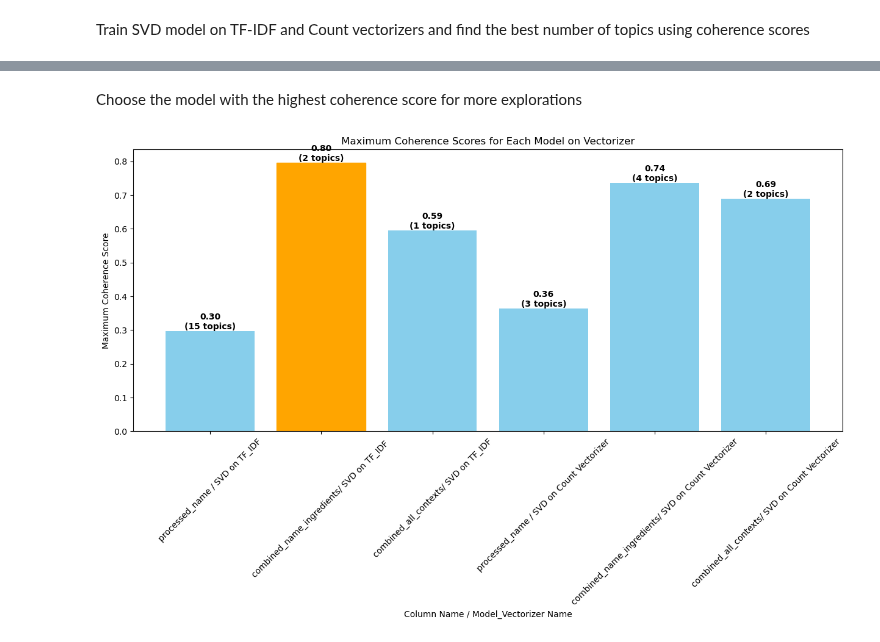
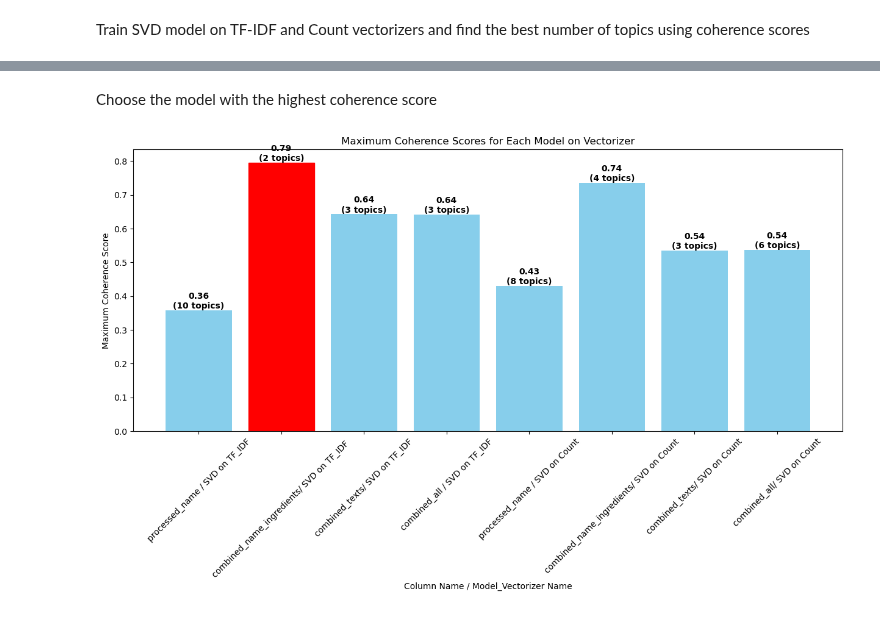
Before and after one commit to jonkerr/indian-food, a Jupyter notebook: topic_modeling_SVD.ipynb, the cells around one changed output, grey strips where cells are left out. Cells and saved outputs as stored; diff of their text form; code cells hidden in the pictures.

Commit message:
combined-all column is added for comparison

```diff
--- a/topic_modeling_SVD.ipynb
+++ b/topic_modeling_SVD.ipynb
@@ -108,3 +108,3 @@ Best Number of Topics: 2 with Coherence Score: 0.7952842223615988
 # %%
-all_coherence_scores_svd_tfidf = compute_coherence_scores_svd(processed_df['combined_all_contexts'], TfidfVectorizer(), range(1, 9, 1))
+texts_coherence_scores_svd_tfidf = compute_coherence_scores_svd(processed_df['combined_texts'], TfidfVectorizer(), range(1, 9, 1))
 # %% [output]
@@ -120,0 +121,2 @@ Best Number of Topics: 1 with Coherence Score: 0.5949663579641742
+# %%
+all_coherence_scores_svd_tfidf = compute_coherence_scores_svd(processed_df['combined_all'], TfidfVectorizer(), range(1, 9, 1))
@@ -153,3 +166,3 @@ Best Number of Topics: 4 with Coherence Score: 0.7358553478194537
 # %%
-all_coherence_scores_svd_countvect = compute_coherence_scores_svd(processed_df['combined_all_contexts'], CountVectorizer(), range(1, 11, 1))
+texts_coherence_scores_svd_countvect = compute_coherence_scores_svd(processed_df['combined_texts'], CountVectorizer(), range(1, 11, 1))
 # %% [output]
@@ -167,0 +181,2 @@ Best Number of Topics: 2 with Coherence Score: 0.6883841676710138
+# %%
+all_coherence_scores_svd_countvect = compute_coherence_scores_svd(processed_df['combined_all'], CountVectorizer(), range(1, 11, 1))
@@ -168,39 +196,41 @@ Best Number of Topics: 2 with Coherence Score: 0.6883841676710138
 # %% [markdown]
-Choose the model with the highest coherence score for more explorations
+Choose the model with the highest coherence score
 # %%
 coherence_scores_dict = {"processed_name / SVD on TF_IDF": name_coherence_scores_svd_tfidf[0],
     "combined_name_ingredients/ SVD on TF_IDF ": name_ingredients_coherence_scores_svd_tfidf[0],
-    "combined_all_contexts/ SVD on TF_IDF": all_coherence_scores_svd_tfidf[0],
-    "processed_name / SVD on Count Vectorizer": name_coherence_scores_svd_countvect[0],
-    "combined_name_ingredients/ SVD on Count Vectorizer": name_ingredients_coherence_scores_svd_countvect[0],
-    "combined_all_contexts/ SVD on Count Vectorizer": all_coherence_scores_svd_countvect[0]}
+    "combined_texts/ SVD on TF_IDF": texts_coherence_scores_svd_tfidf[0],
+    "combined_all / SVD on TF_IDF": all_coherence_scores_svd_tfidf[0],
+    "processed_name / SVD on Count": name_coherence_scores_svd_countvect[0],
+    "combined_name_ingredients/ SVD on Count": name_ingredients_coherence_scores_svd_countvect[0],
+    "combined_texts/ SVD on Count": texts_coherence_scores_svd_countvect[0],
+    "combined_all/ SVD on Count": all_coherence_scores_svd_countvect[0]}
 
 # Best topic numbers
-best_num_topics = [name_coherence_scores_svd_tfidf[1], name_ingredients_coherence_scores_svd_tfidf[1], all_coherence_scores_svd_tfidf[1],
-    name_coherence_scores_svd_countvect[1], name_ingredients_coherence_scores_svd_countvect[1], all_coherence_scores_svd_countvect[1]]
+best_num_topics = [name_coherence_scores_svd_tfidf[1], name_ingredients_coherence_scores_svd_tfidf[1], texts_coherence_scores_svd_tfidf[1], all_coherence_scores_svd_tfidf[1],
+    name_coherence_scores_svd_countvect[1], name_ingredients_coherence_scores_svd_countvect[1], texts_coherence_scores_svd_countvect[1], all_coherence_scores_svd_countvect[1]]
 
 # Extract coherence scores and assign best topics
 labels = list(coherence_scores_dict.keys())
 max_scores = [max(scores) for scores in coherence_scores_dict.values()]
 best_topics_for_each = [best_num_topics[i] for i in range(len(labels))]
 
 plt.figure(figsize=(15, 6))
 bars = plt.bar(labels, max_scores, color='skyblue')
 
 # Highlight the bar with the highest coherence score
 max_index = max_scores.index(max(max_scores))
-bars[max_index].set_color('orange')
+bars[max_index].set_color('red')
 
 # Annotate each bar with the coherence score and best topic count
 for bar, score, topics in zip(bars, max_scores, best_topics_for_each):
     plt.text(bar.get_x() + bar.get_width() / 2, score, f'{score:.2f}\n({topics} topics)',
              ha='center', va='bottom', fontweight='bold', color='black')
 
 plt.xlabel("Column Name / Model_Vectorizer Name")
 plt.ylabel("Maximum Coherence Score")
 plt.title("Maximum Coherence Scores for Each Model on Vectorizer")
 plt.xticks(rotation=45)
 
 plt.show()
 # %% [output]
-[figure, old version]
+[figure, new version]
```
Also changed, not shown: parts of 12 cells of this notebook.
